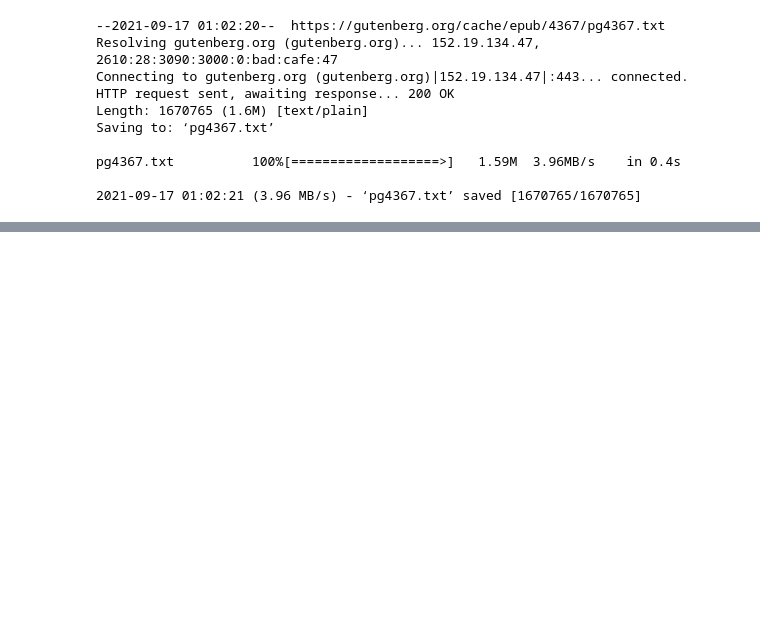
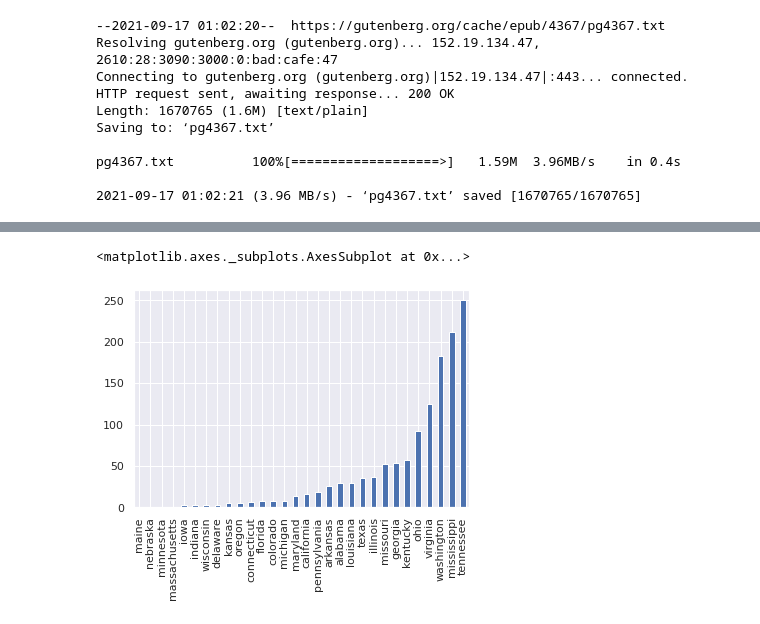
Before and after one commit to razalamb1/exploratory-analysis-book, a Jupyter notebook: EDA.ipynb, the cells around one changed output, grey strips where cells are left out. Cells and saved outputs as stored; diff of their text form; code cells hidden in the pictures; blank space fills up the shorter version.

```diff
--- a/EDA.ipynb
+++ b/EDA.ipynb
@@ -43,0 +71,5 @@ Title: Personal Memoirs of U. S. Grant, Complete
+# %%
+series.plot.bar()
+# %% [output]
+<matplotlib.axes._subplots.AxesSubplot at 0x...>
+[figure, added]
```
Also changed, not shown: parts of 11 cells of this notebook.
